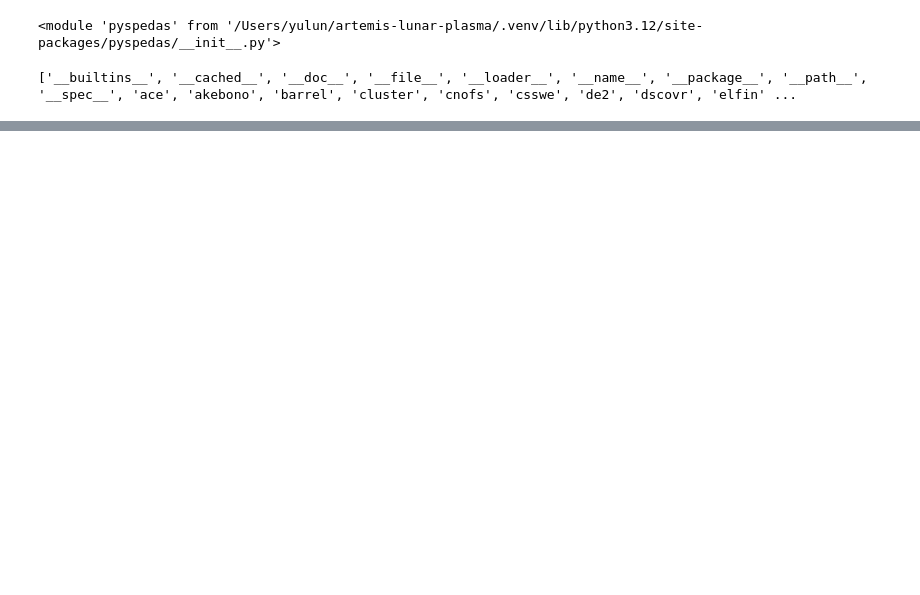
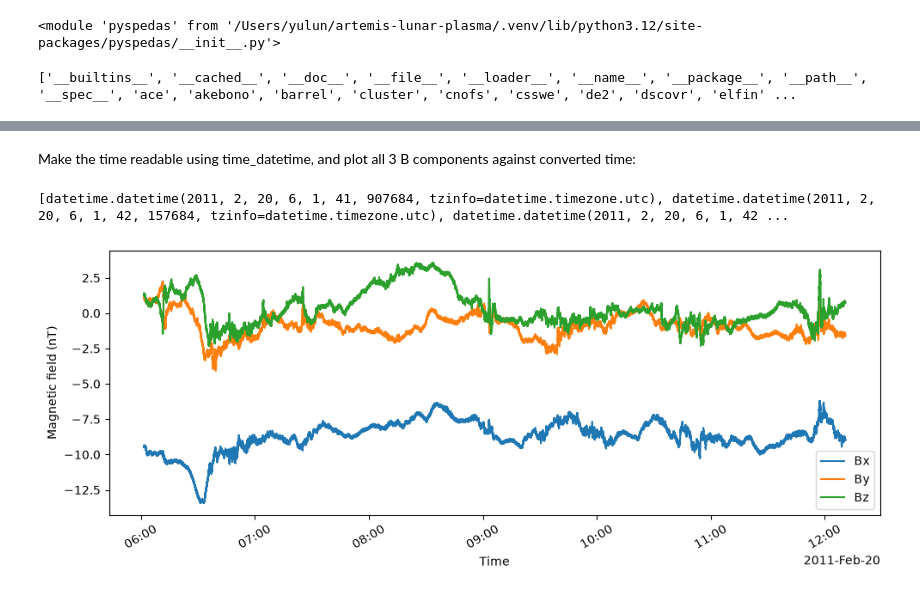
Before and after one commit to yulunwu000/artemis-lunar-plasma, a Jupyter notebook: notebooks/00_pyspedas_test.ipynb, the cells around one changed output, grey strips where cells are left out. Drawn from its saved outputs; the diff is of its cells as text; code cells hidden in the pictures; blank space fills up the shorter version.

```diff
--- a/notebooks/00_pyspedas_test.ipynb
+++ b/notebooks/00_pyspedas_test.ipynb
@@ -57,0 +167,27 @@ themis.fgm(
+# %% [markdown]
+Make the time readable using time_datetime, and plot all 3 B components against converted time:
+# %%
+from pyspedas import time_datetime
+
+dt = time_datetime(times)
+
+print(dt[:5])
+
+Bx = B[:, 0]
+By = B[:, 1]
+Bz = B[:, 2]
+
+plt.figure(figsize=(10, 4))
+plt.plot(dt, Bx, label="Bx")
+plt.plot(dt, By, label="By")
+plt.plot(dt, Bz, label="Bz")
+
+plt.xlabel("Time")
+plt.ylabel("Magnetic field (nT)")
+plt.legend()
+plt.xticks(rotation=30)
+plt.tight_layout()
+plt.show()
+# %% [output]
+[datetime.datetime(2011, 2, 20, 6, 1, 41, 907684, tzinfo=datetime.timezone.utc), datetime.datetime(2011, 2, 20, 6, 1, 42, 157684, tzinfo=datetime.timezone.utc), datetime.datetime(2011, 2, 20, 6, 1, 42 ...
+[figure, added]
```
Also changed, not shown: parts of 20 cells of this notebook.
